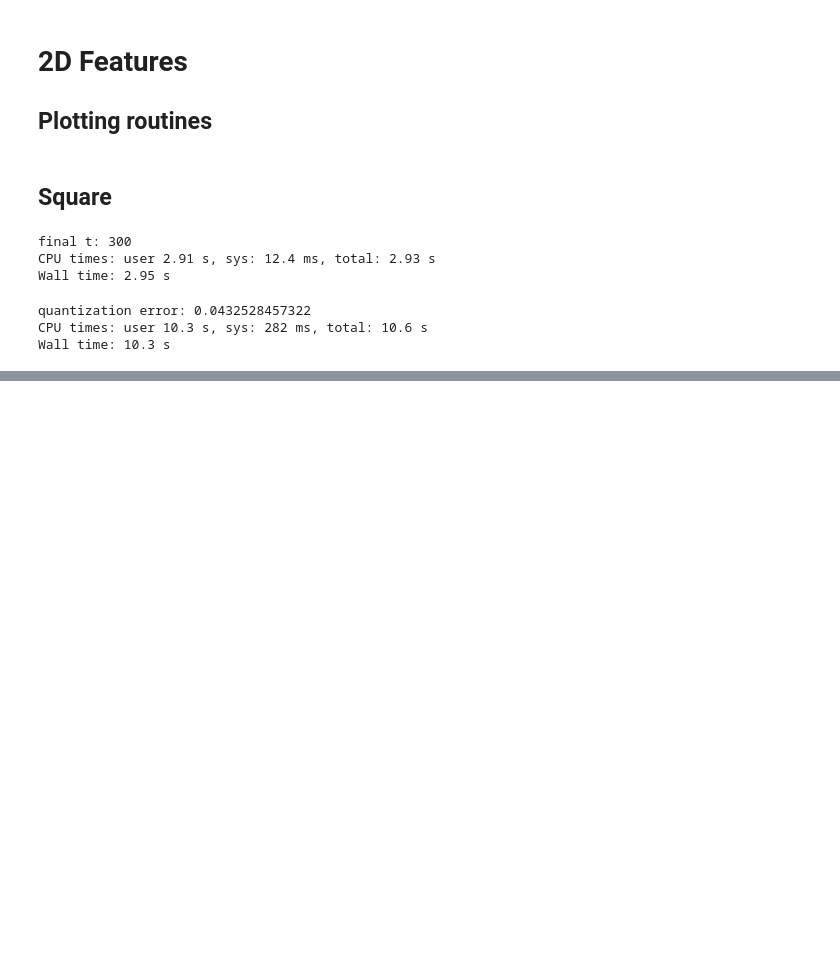
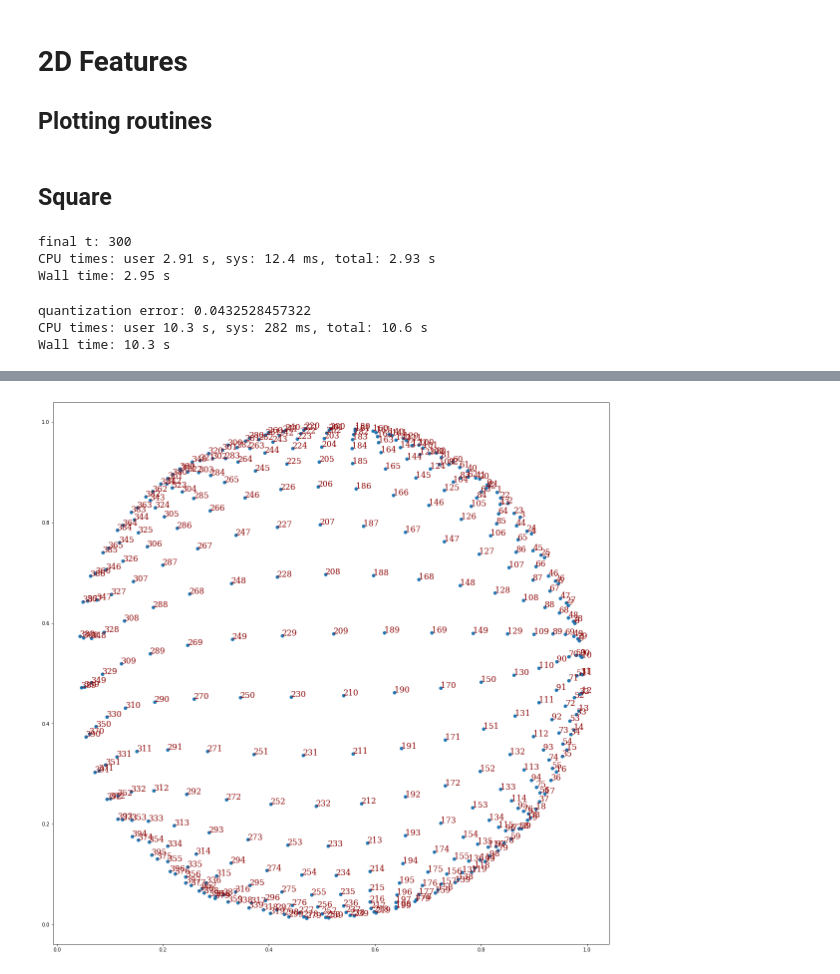
Before and after one commit to tcosmo/tcosmo.github.io, a Jupyter notebook: assets/soms/code/SOM_viz.ipynb, the cells around one changed output, grey strips where cells are left out. Cells and saved outputs as stored; diff of their text form; code cells hidden in the pictures; blank space fills up the shorter version.

```diff
--- a/assets/soms/code/SOM_viz.ipynb
+++ b/assets/soms/code/SOM_viz.ipynb
@@ -86,0 +126,4 @@ plt.show()
+# %%
+plot_som_topology(som_circle)
+# %% [output]
+[figure, added]
```
Also changed, not shown: parts of 49 cells of this notebook, 15 other files.
